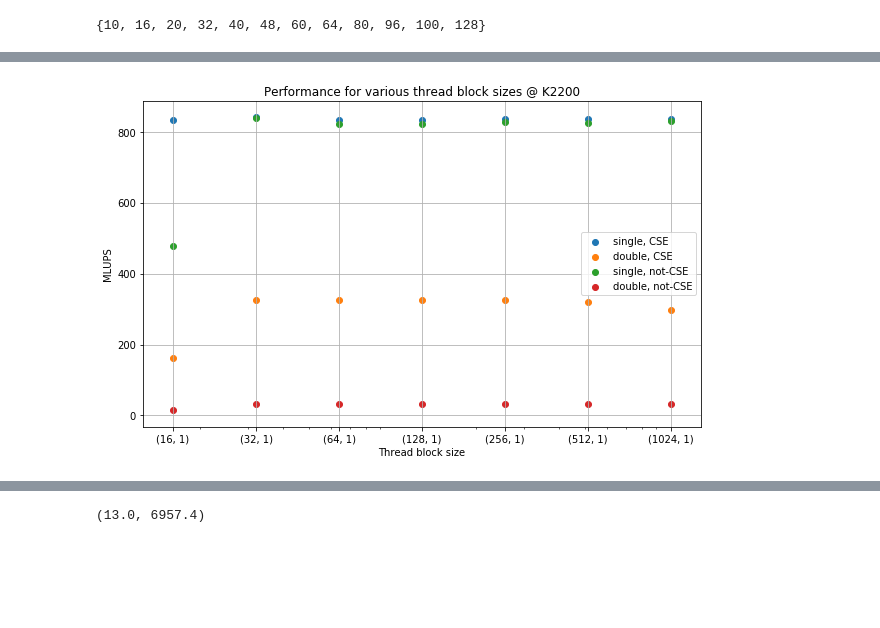
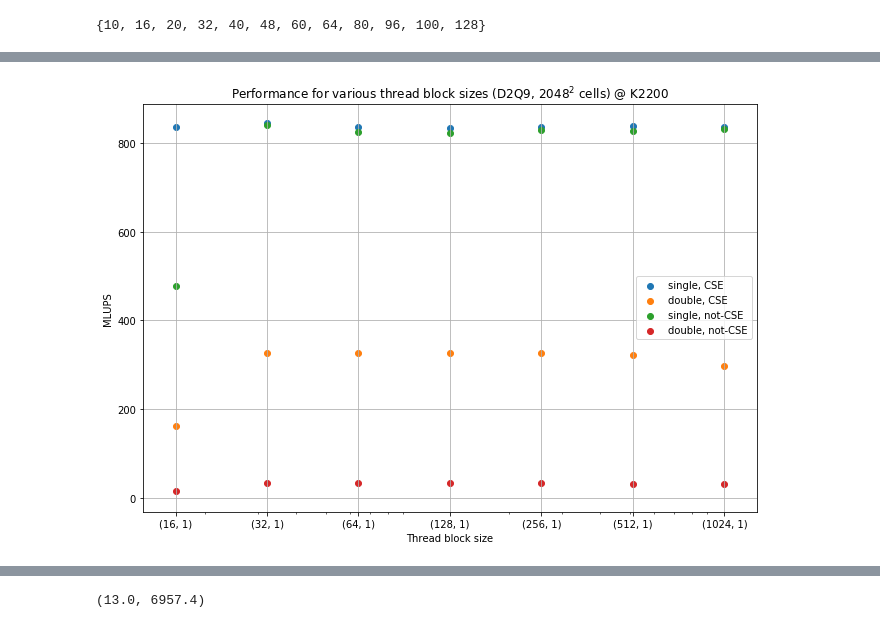
Before and after one commit to KnairdA/symlbm_playground, a Jupyter notebook: notebook/ldc_benchmark.ipynb, the cells around one changed output, grey strips where cells are left out. Drawn from its saved outputs; the diff is of its cells as text; code cells hidden in the pictures; blank space fills up the shorter version.

```diff
--- a/notebook/ldc_benchmark.ipynb
+++ b/notebook/ldc_benchmark.ipynb
@@ -110,7 +117,7 @@ def mlups_for_layout(measurement):
     return (measurement[0][1][0], numpy.average(measurement[1]))
 # %%
 def mlups_per_layout_overview_plot(data, title, **kwargs):
-    plt.figure(figsize=(10,6))
+    plt.figure(figsize=(11,7.5))
     plt.grid()
     plt.title(title)
     plt.xscale('log')
@@ -129,4 +140,8 @@ mlups_per_layout_overview_plot(ldc_2d_p100, 'Performance for various thread bloc
 # %%
-mlups_per_layout_overview_plot(ldc_2d_k2200, 'Performance for various thread block sizes @ K2200', size=[2048])
+mlups_per_layout_overview_plot(
+    ldc_2d_k2200,
+    'Performance for various thread block sizes (D2Q9, $2048^2$ cells) @ K2200',
+    size=[2048])
+plt.savefig('thread_size_d2q9_n2048_k2200.pdf', bbox_inches='tight')
 # %% [output]
-[figure, old version]
+[figure, new version]
```
Also changed, not shown: parts of 70 cells of this notebook.
